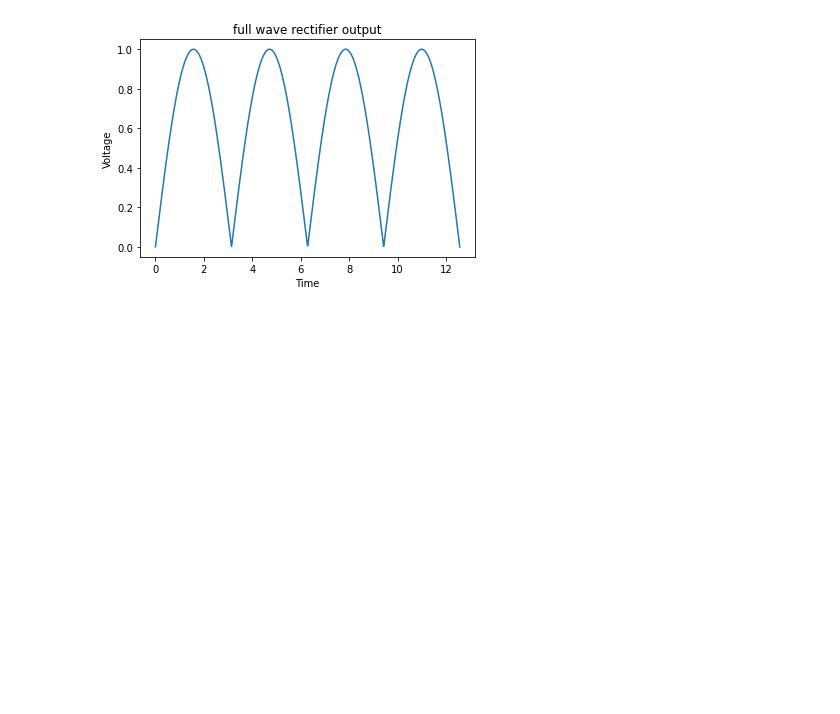
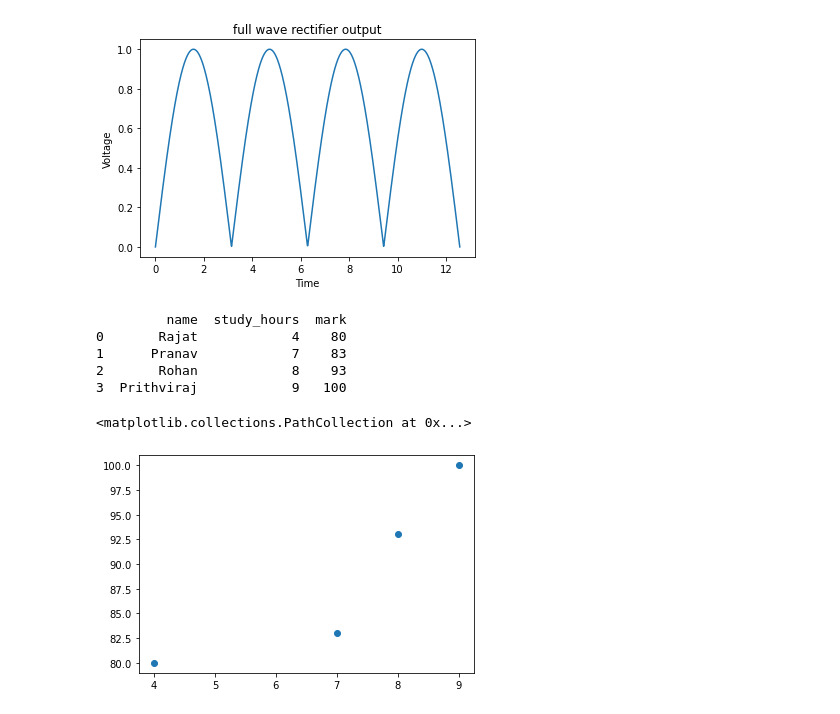
Before and after one commit to ADSJCET/ADL-202, a Jupyter notebook: exp9.ipynb, the cells around one changed output. Saved outputs shown, nothing was run; the diff lists cells and outputs as text; code cells hidden in the pictures; blank space fills up the shorter version.

```diff
--- a/exp9.ipynb
+++ b/exp9.ipynb
@@ -81,3 +81,26 @@ plt.show()
 # %% [output]
 [figure]
 [figure]
+# %%
+import matplotlib.pyplot as plt
+import pandas as pd
+
+study_progress = {
+    'name': ['Rajat', 'Pranav', 'Rohan', 'Prithviraj'],
+    'study_hours': [4,7,8,9],
+    'mark': [80,83,93,100]
+}
+df = pd.DataFrame(study_progress)
+print(df)
+df.to_csv('Progress.csv')
+
+data = pd.read_csv('Progress.csv', index_col = 0)
+plt.scatter(data['study_hours'], data['mark'])
+# %% [output]
+         name  study_hours  mark
+0       Rajat            4    80
+1      Pranav            7    83
+2       Rohan            8    93
+3  Prithviraj            9   100
+<matplotlib.collections.PathCollection at 0x...>
+[figure, added]
```
